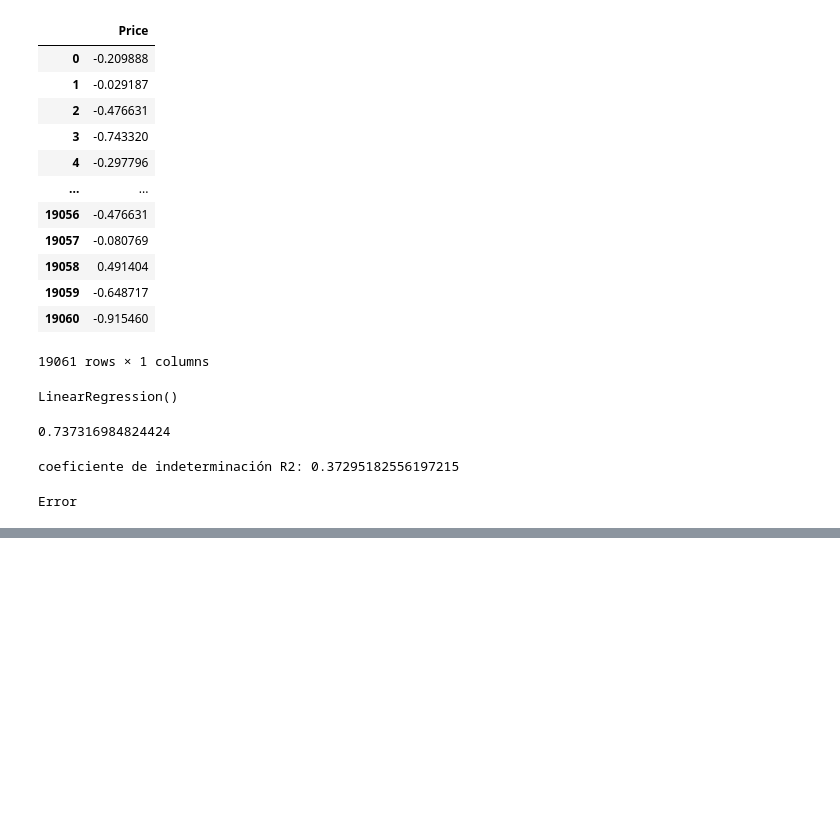
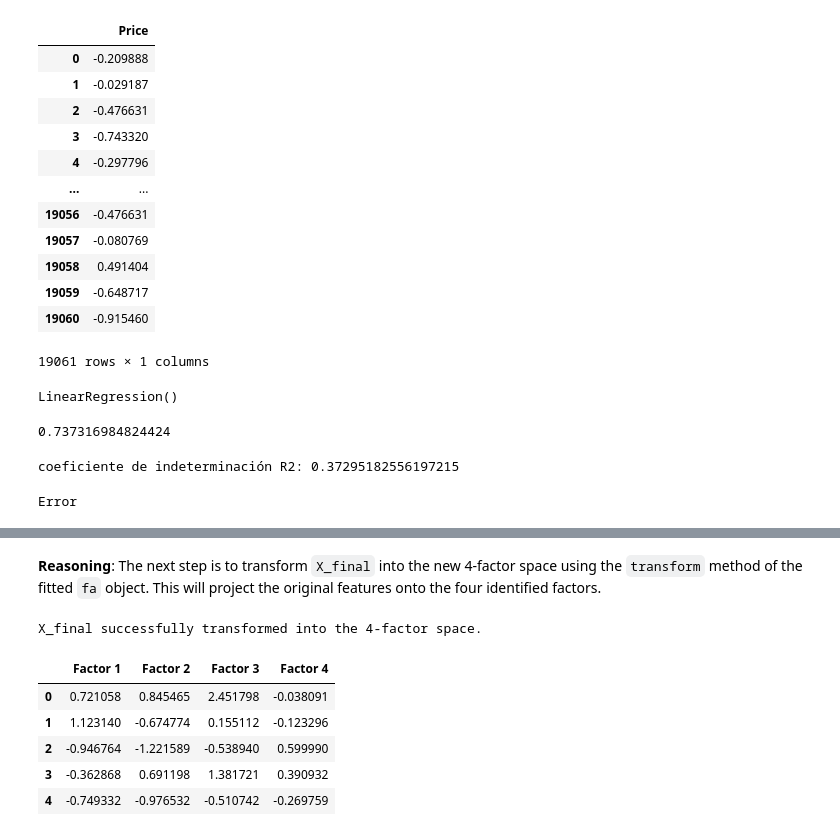
Before and after one commit to AngelFelixV/Regresi-n_predictor_autos, a Jupyter notebook: Copia_de_Regresión_clase_autos.ipynb, the cells around one changed output, grey strips where cells are left out. Saved outputs shown, nothing was run; the diff lists cells and outputs as text; code cells hidden in the pictures; blank space fills up the shorter version.

```diff
--- a/Copia_de_Regresión_clase_autos.ipynb
+++ b/Copia_de_Regresión_clase_autos.ipynb
@@ -540,0 +701,17 @@ Error
+# %% [markdown]
+**Reasoning**:
+The next step is to transform `X_final` into the new 4-factor space using the `transform` method of the fitted `fa` object. This will project the original features onto the four identified factors.
+# %%
+X_transformed = fa.transform(X_final)
+X_factor_space = pd.DataFrame(X_transformed, columns=[f'Factor {i+1}' for i in range(fa.n_components)], index=X_final.index)
+
+print("X_final successfully transformed into the 4-factor space.")
+display(X_factor_space.head())
+# %% [output]
+X_final successfully transformed into the 4-factor space.
+|  | Factor 1 | Factor 2 | Factor 3 | Factor 4 |
+| 0 | 0.721058 | 0.845465 | 2.451798 | -0.038091 |
+| 1 | 1.123140 | -0.674774 | 0.155112 | -0.123296 |
+| 2 | -0.946764 | -1.221589 | -0.538940 | 0.599990 |
+| 3 | -0.362868 | 0.691198 | 1.381721 | 0.390932 |
+| 4 | -0.749332 | -0.976532 | -0.510742 | -0.269759 |
```
Also changed, not shown: parts of 13 cells of this notebook.
